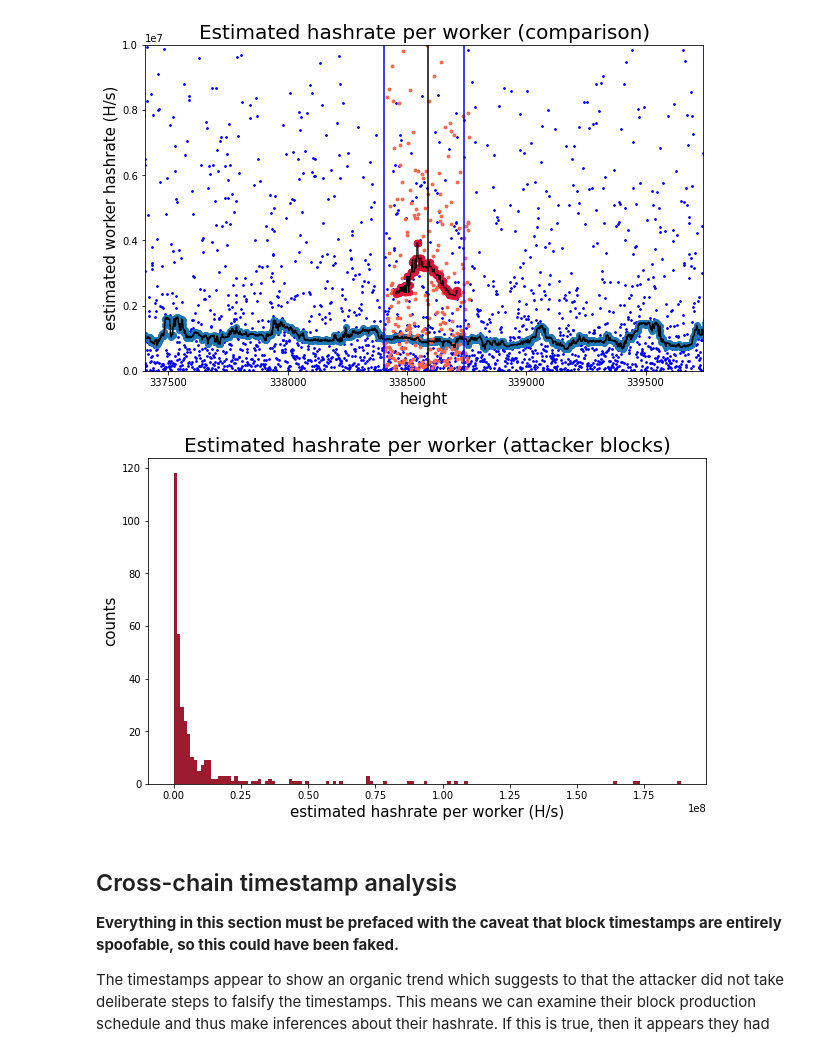
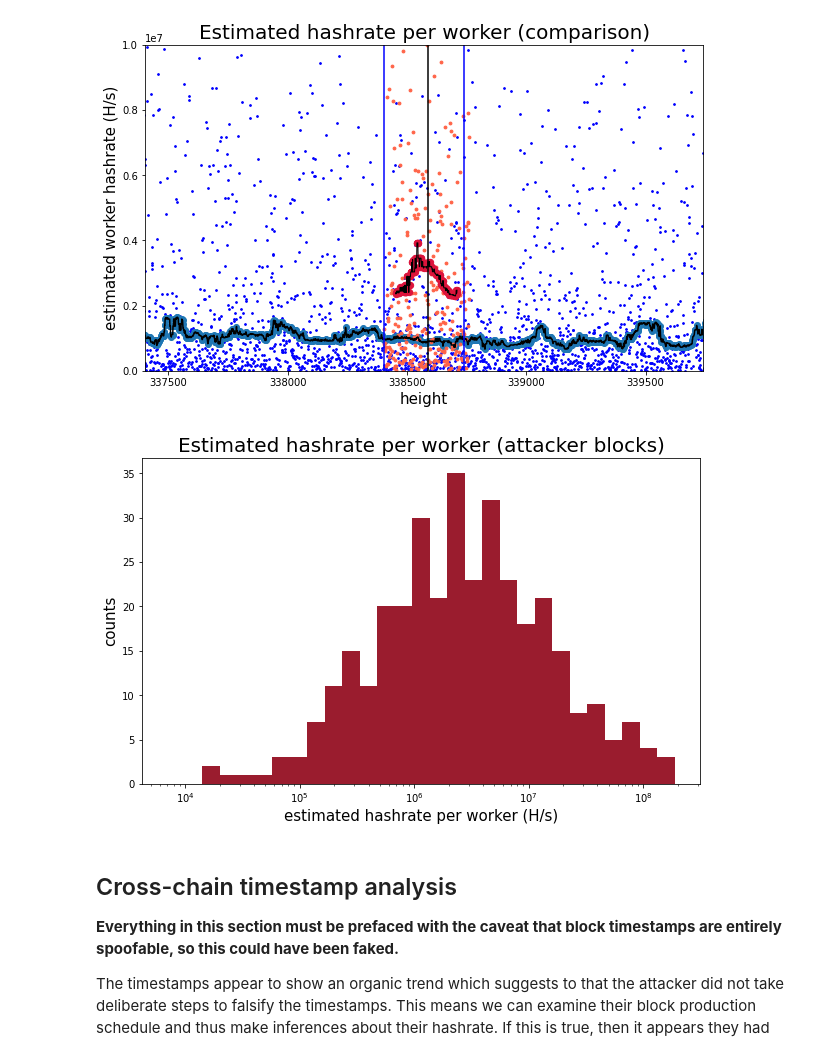
Before and after one commit to Mitchellpkt/firo-forensics, a Jupyter notebook: analysis/jupyter-python-firo-forensics.ipynb, the cells around one changed output. Cells and saved outputs as stored; diff of their text form; code cells hidden in the pictures.

Commit message:
adds log histogram for attacker hashrate

```diff
--- a/analysis/jupyter-python-firo-forensics.ipynb
+++ b/analysis/jupyter-python-firo-forensics.ipynb
@@ -337,9 +337,13 @@ plt.axvline(x=338590, color='k')
 [figure]
 # %%
 without_outliers_df = attacker_blocks_df[attacker_blocks_df['estimated_hashes_per_sec'] < 2e8]
-isli.hist(without_outliers_df['estimated_hashes_per_sec'][1::], xlabel='estimated hashrate per worker (H/s)', ylabel='counts',color=firo_red_array, figsize=(10,6), title='Estimated hashrate per worker (attacker blocks)');
+histData = without_outliers_df['estimated_hashes_per_sec'][1::]
+# uncomment next line for linear plot
+# isli.hist(histData, xlabel='estimated hashrate per worker (H/s)', ylabel='counts',color=firo_red_array, figsize=(10,6), title='Estimated hashrate per worker (attacker blocks)');
+bins = np.logspace(np.log10(min(histData)), np.log10(max(histData)), 30)
+isli.hist(list(histData), xlabel='estimated hashrate per worker (H/s)', ylabel='counts',color=firo_red_array, figsize=(10,6), title='Estimated hashrate per worker (attacker blocks)', xscale='log', bins=bins);
 # %% [output]
-[figure, old version]
+[figure, new version]
 # %% [markdown]
 ## Cross-chain timestamp analysis
 **Everything in this section must be prefaced with the caveat that block timestamps are entirely spoofable, so this could have been faked.**
```
